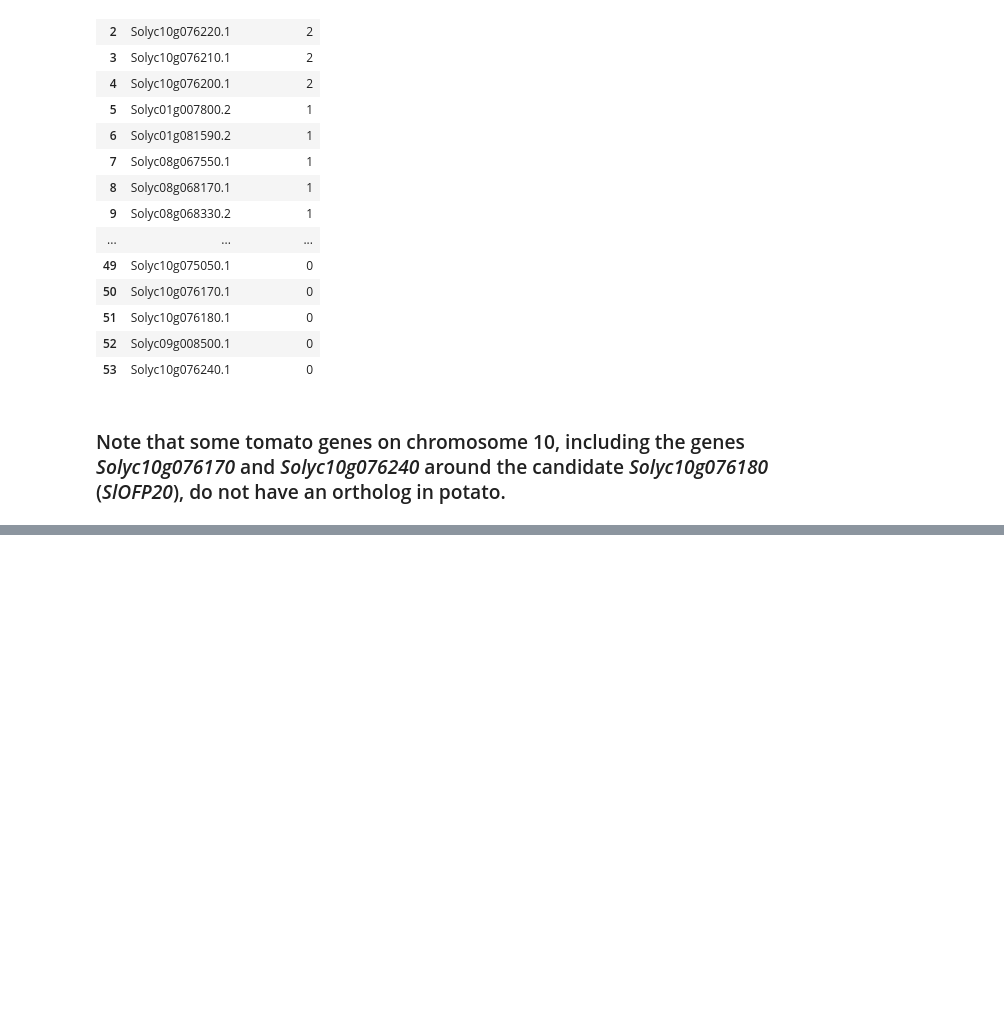
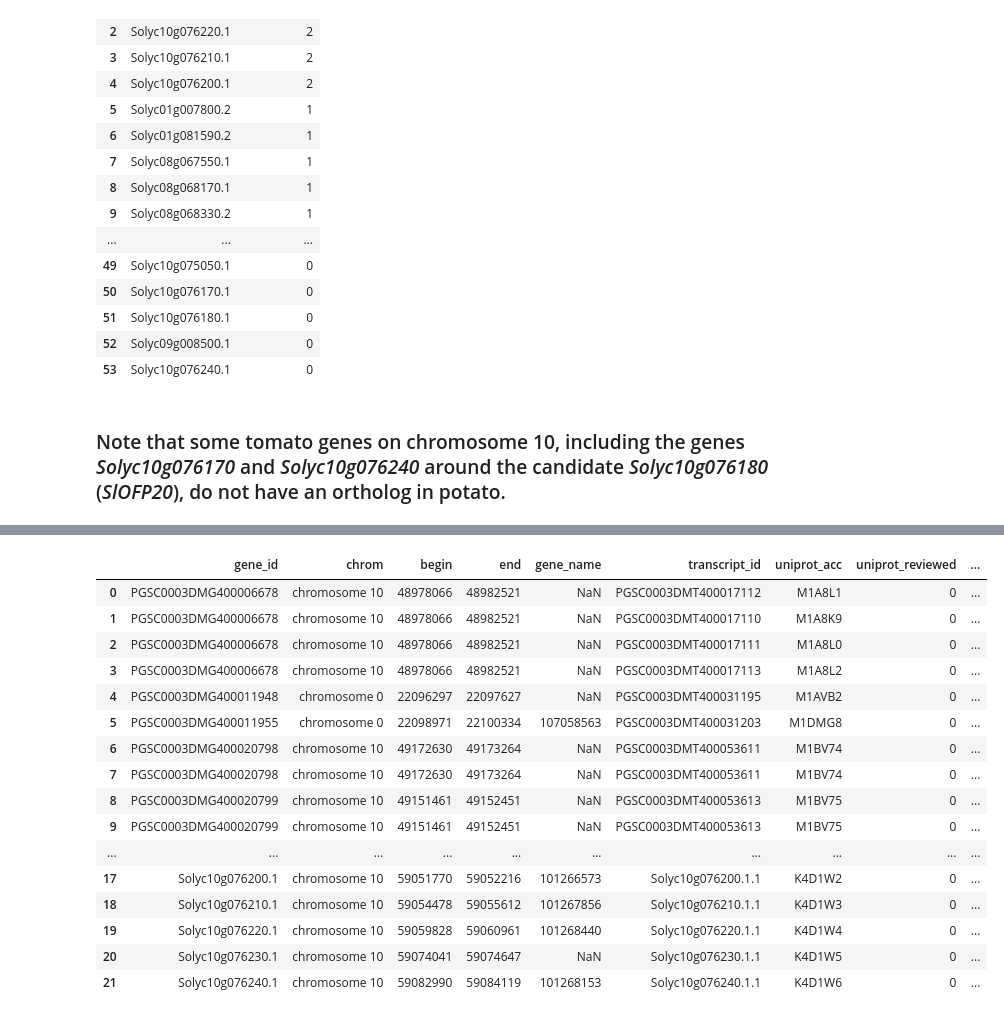
Before and after one commit to candYgene/notebooks, a Jupyter notebook: jupyter/QTL_fruitshape_orthologs.ipynb, the cells around one changed output, grey strips where cells are left out. Cells and saved outputs as stored; diff of their text form; code cells hidden in the pictures; blank space fills up the shorter version.

```diff
--- a/jupyter/QTL_fruitshape_orthologs.ipynb
+++ b/jupyter/QTL_fruitshape_orthologs.ipynb
@@ -315,0 +353,3 @@ display(genes_annot.sort_values(['gene_id', 'chrom', 'begin']).reset_index(drop=
+# %%
+# write results into a CSV file
+genes_annot.set_index('gene_id').to_csv(outfiles['genes_annot'])
@@ -315,0 +380,22 @@ display(genes_annot.sort_values(['gene_id', 'chrom', 'begin']).reset_index(drop=
+# %%
+# N.B.: Genes can have more than one UniProt accessions.
+genes_inter_annot = genes_annot.query('gene_id in @gene_ids')
+display(genes_inter_annot.reset_index(drop=True))
+# %% [output]
+|  | gene_id | chrom | begin | end | gene_name | transcript_id | uniprot_acc | uniprot_reviewed | ... |
+| 0 | PGSC0003DMG400006678 | chromosome 10 | 48978066 | 48982521 | NaN | PGSC0003DMT400017112 | M1A8L1 | 0 | ... |
+| 1 | PGSC0003DMG400006678 | chromosome 10 | 48978066 | 48982521 | NaN | PGSC0003DMT400017110 | M1A8K9 | 0 | ... |
+| 2 | PGSC0003DMG400006678 | chromosome 10 | 48978066 | 48982521 | NaN | PGSC0003DMT400017111 | M1A8L0 | 0 | ... |
+| 3 | PGSC0003DMG400006678 | chromosome 10 | 48978066 | 48982521 | NaN | PGSC0003DMT400017113 | M1A8L2 | 0 | ... |
+| 4 | PGSC0003DMG400011948 | chromosome 0 | 22096297 | 22097627 | NaN | PGSC0003DMT400031195 | M1AVB2 | 0 | ... |
+| 5 | PGSC0003DMG400011955 | chromosome 0 | 22098971 | 22100334 | 107058563 | PGSC0003DMT400031203 | M1DMG8 | 0 | ... |
+| 6 | PGSC0003DMG400020798 | chromosome 10 | 49172630 | 49173264 | NaN | PGSC0003DMT400053611 | M1BV74 | 0 | ... |
+| 7 | PGSC0003DMG400020798 | chromosome 10 | 49172630 | 49173264 | NaN | PGSC0003DMT400053611 | M1BV74 | 0 | ... |
+| 8 | PGSC0003DMG400020799 | chromosome 10 | 49151461 | 49152451 | NaN | PGSC0003DMT400053613 | M1BV75 | 0 | ... |
+| 9 | PGSC0003DMG400020799 | chromosome 10 | 49151461 | 49152451 | NaN | PGSC0003DMT400053613 | M1BV75 | 0 | ... |
+| ... | ... | ... | ... | ... | ... | ... | ... | ... | ... |
+| 17 | Solyc10g076200.1 | chromosome 10 | 59051770 | 59052216 | 101266573 | Solyc10g076200.1.1 | K4D1W2 | 0 | ... |
+| 18 | Solyc10g076210.1 | chromosome 10 | 59054478 | 59055612 | 101267856 | Solyc10g076210.1.1 | K4D1W3 | 0 | ... |
+| 19 | Solyc10g076220.1 | chromosome 10 | 59059828 | 59060961 | 101268440 | Solyc10g076220.1.1 | K4D1W4 | 0 | ... |
+| 20 | Solyc10g076230.1 | chromosome 10 | 59074041 | 59074647 | NaN | Solyc10g076230.1.1 | K4D1W5 | 0 | ... |
+| 21 | Solyc10g076240.1 | chromosome 10 | 59082990 | 59084119 | 101268153 | Solyc10g076240.1.1 | K4D1W6 | 0 | ... |
```
Also changed, not shown: parts of 25 cells of this notebook, 4 other files.
